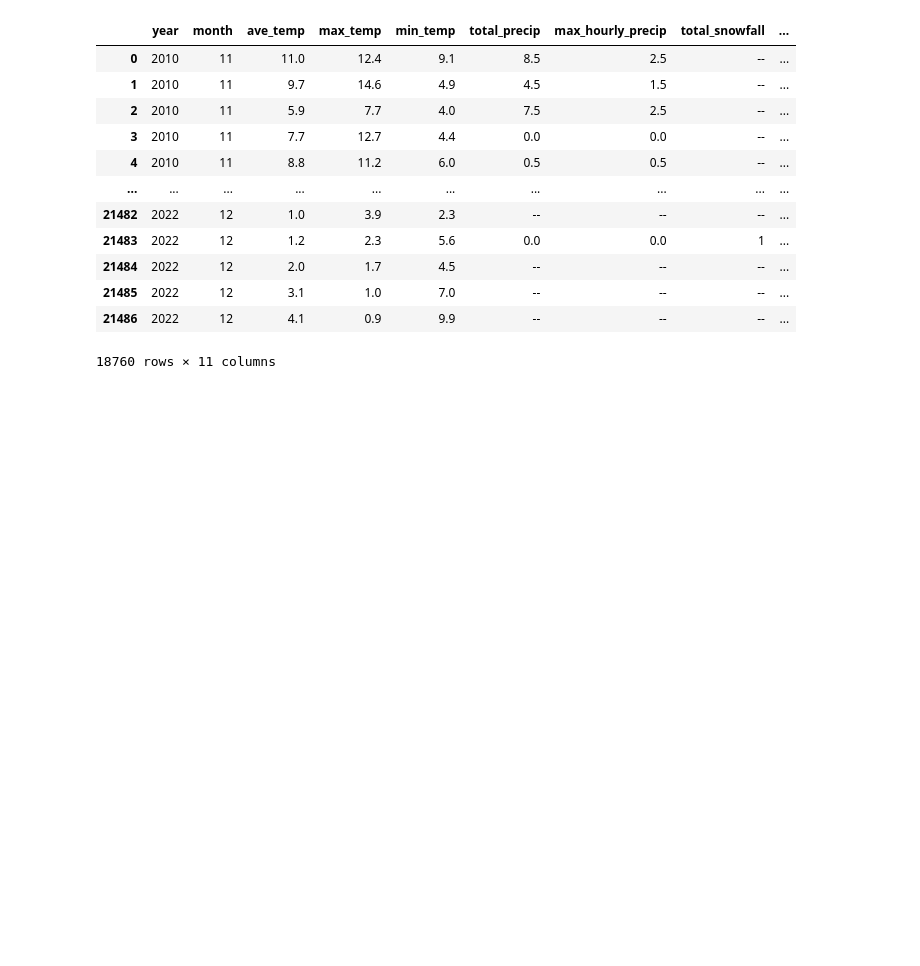
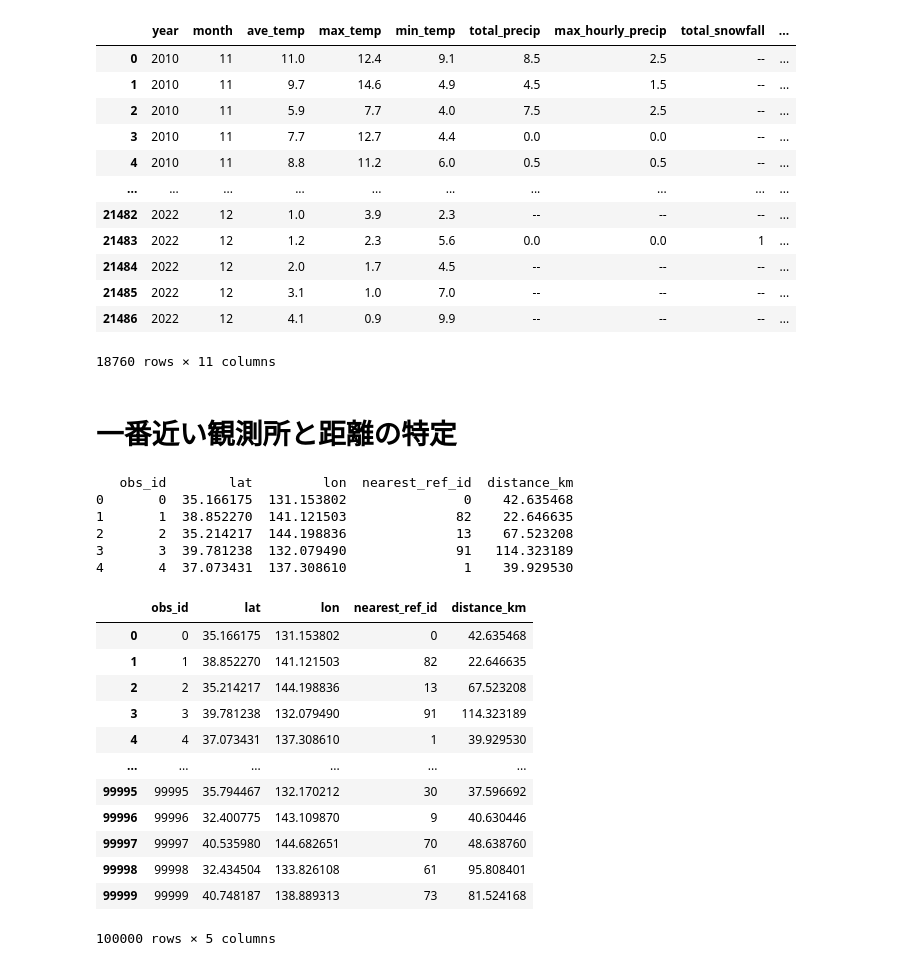
Before and after one commit to utyujin51/share, a Jupyter notebook: kaikibunseki.ipynb, the cells around one changed output. Drawn from its saved outputs; the diff is of its cells as text; code cells hidden in the pictures; blank space fills up the shorter version.

```diff
--- a/kaikibunseki.ipynb
+++ b/kaikibunseki.ipynb
@@ -255,3 +255,69 @@ df0
 | 21485 | 2022 | 12 | 3.1 | 1.0 | 7.0 | -- | -- | -- | ... |
 | 21486 | 2022 | 12 | 4.1 | 0.9 | 9.9 | -- | -- | -- | ... |
 18760 rows × 11 columns
+# %% [markdown]
+# 一番近い観測所と距離の特定
+# %%
+import numpy as np
+import pandas as pd
+from sklearn.neighbors import BallTree
+
+# 基準点 (例: 100箇所)
+ref_df = pd.DataFrame({
+    'id': range(100),
+    'lat': np.random.uniform(30, 45, 100),
+    'lon': np.random.uniform(130, 145, 100)
+})
+
+# 観測データ
+obs_df = pd.DataFrame({
+    'obs_id': range(100000),
+    'lat': np.random.uniform(30, 45, 100000),
+    'lon': np.random.uniform(130, 145, 100000)
+})
+
+# --- 2. 前処理: 緯度経度を「ラジアン」に変換 ---
+ref_radians = np.radians(ref_df[['lat', 'lon']].values)
+obs_radians = np.radians(obs_df[['lat', 'lon']].values)
+
+# --- 3. BallTreeの構築と検索 ---
+EARTH_RADIUS = 6371.0088
+
+# ツリーを構築 (基準点を使用)
+tree = BallTree(ref_radians, metric='haversine')
+
+# 最近傍探索 (k=1 は最も近い1点を探す意味)
+dists, indices = tree.query(obs_radians, k=1)
+
+# --- 4. 結果の整理 ---
+dist_in_km = dists * EARTH_RADIUS
+
+# 観測データに「最も近い基準点のID」と「その距離」を結合
+obs_df['nearest_ref_id'] = ref_df.iloc[indices.flatten()]['id'].values
+obs_df['distance_km'] = dist_in_km
+
+# 結果確認
+print(obs_df.head())
+# %% [output]
+   obs_id        lat         lon  nearest_ref_id  distance_km
+0       0  35.166175  131.153802               0    42.635468
+1       1  38.852270  141.121503              82    22.646635
+2       2  35.214217  144.198836              13    67.523208
+3       3  39.781238  132.079490              91   114.323189
+4       4  37.073431  137.308610               1    39.929530
+# %%
+obs_df
+# %% [output]
+|  | obs_id | lat | lon | nearest_ref_id | distance_km |
+| 0 | 0 | 35.166175 | 131.153802 | 0 | 42.635468 |
+| 1 | 1 | 38.852270 | 141.121503 | 82 | 22.646635 |
+| 2 | 2 | 35.214217 | 144.198836 | 13 | 67.523208 |
+| 3 | 3 | 39.781238 | 132.079490 | 91 | 114.323189 |
+| 4 | 4 | 37.073431 | 137.308610 | 1 | 39.929530 |
+| ... | ... | ... | ... | ... | ... |
+| 99995 | 99995 | 35.794467 | 132.170212 | 30 | 37.596692 |
+| 99996 | 99996 | 32.400775 | 143.109870 | 9 | 40.630446 |
+| 99997 | 99997 | 40.535980 | 144.682651 | 70 | 48.638760 |
+| 99998 | 99998 | 32.434504 | 133.826108 | 61 | 95.808401 |
+| 99999 | 99999 | 40.748187 | 138.889313 | 73 | 81.524168 |
+100000 rows × 5 columns
```
Also changed, not shown: 1 other file.
